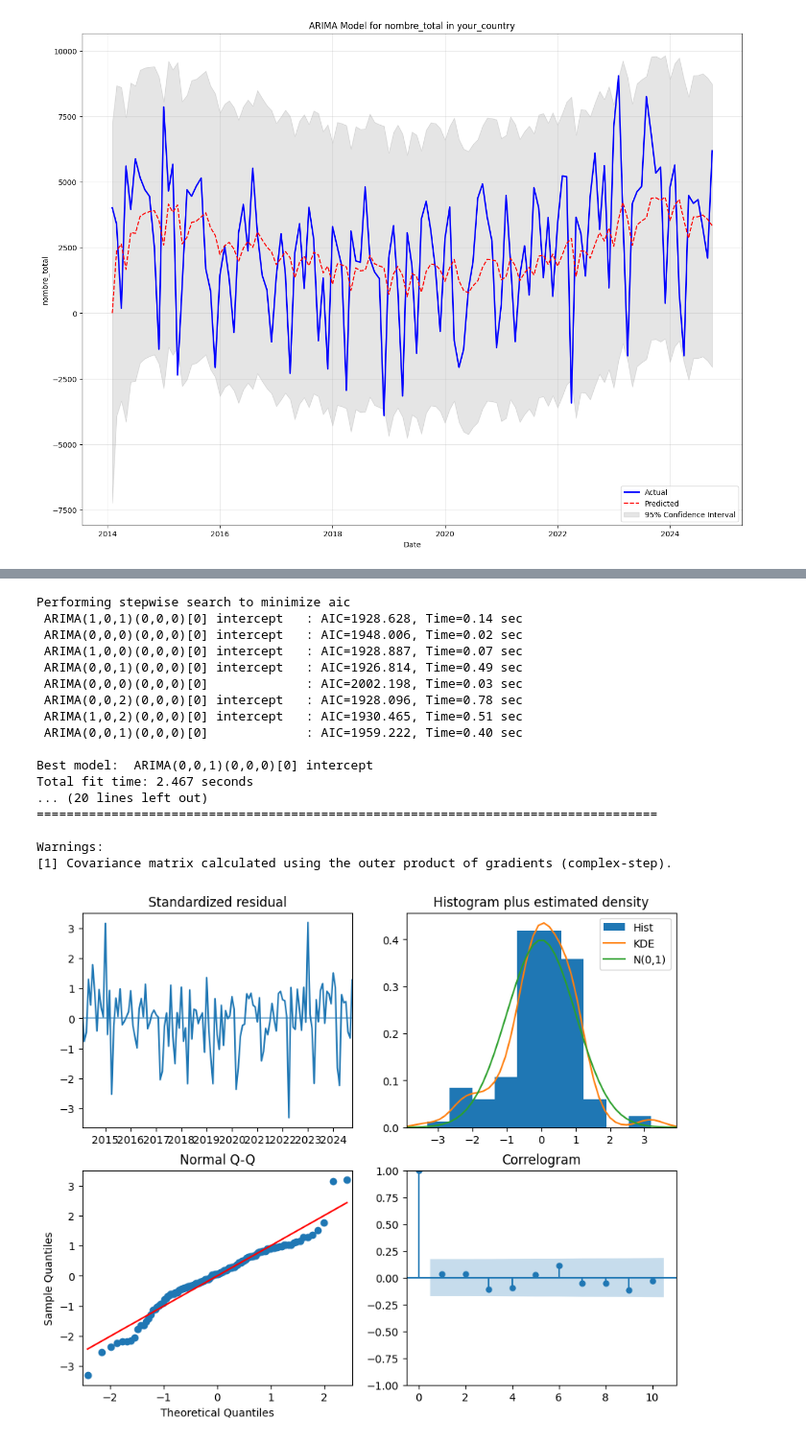
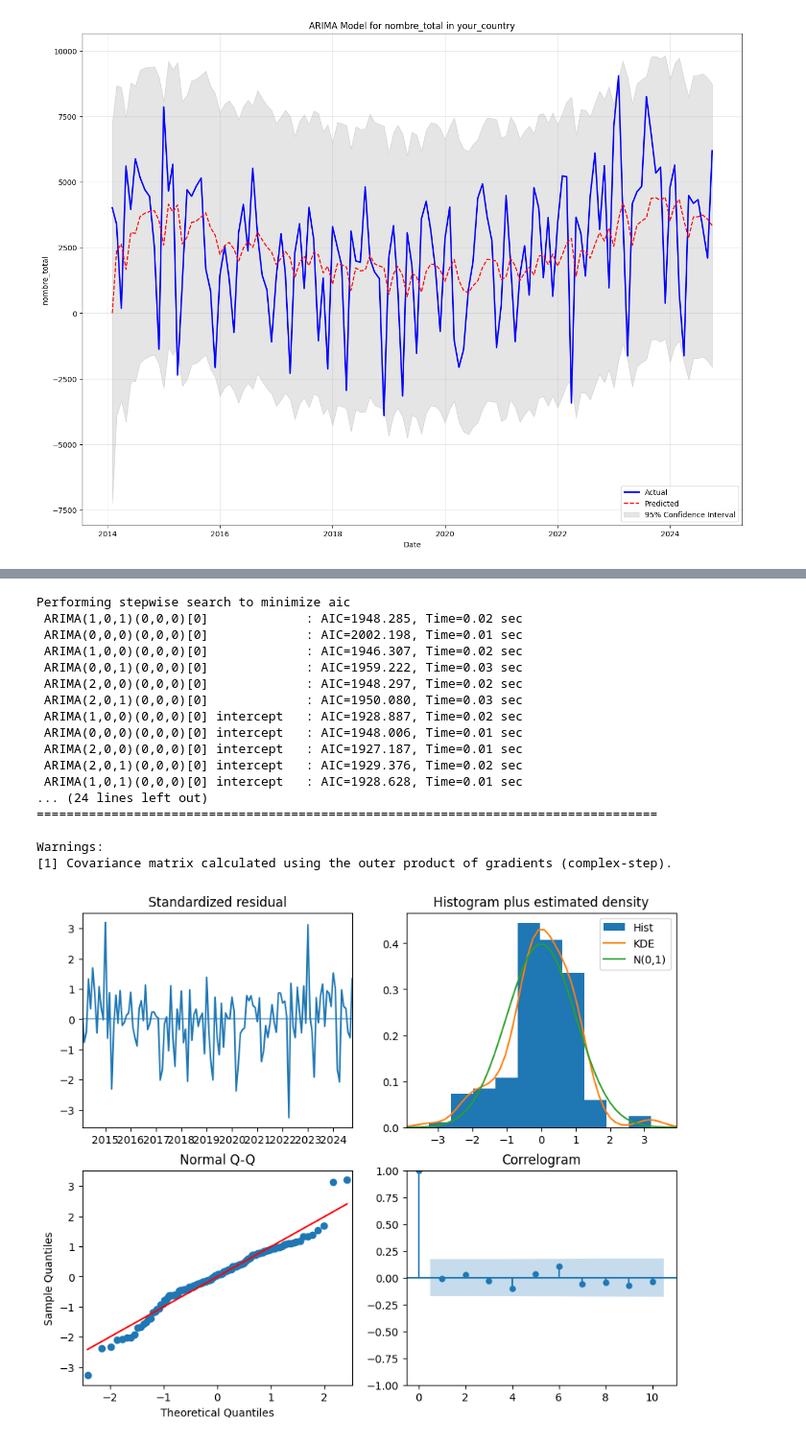
Before and after one commit to SuperMegaFort/TSM-AnSeqDa, a Jupyter notebook: ARIMA.ipynb, the cells around one changed output, grey strips where cells are left out. Shown at 96% size. Drawn from its saved outputs; the diff is of its cells as text; code cells hidden in the pictures.

Commit message:
modif dataset final

```diff
--- a/ARIMA.ipynb
+++ b/ARIMA.ipynb
@@ -5,7 +5,7 @@ from statsmodels.tsa.arima.model import ARIMA
 import matplotlib.pyplot as plt
 
 # Load your dataset
-df = pd.read_csv("dataset_reformate.csv")
+df = pd.read_csv("dataset_reformate2.csv")
 # Convert 'date' to datetime
 df['date'] = pd.to_datetime(df['date'])
 df_country = df[df['pays'] == 'Total Europe']
@@ -110,11 +110,11 @@ model = pm.auto_arima(data,
                       start_p=1,
                       start_q=1,
                       test='adf',
-                      max_p=20,
-                      max_q=20,
+                      max_p=2,
+                      max_q=3,
                       m=1,
                       d=None,
-                      seasonal=True,
+                      seasonal=False,
                       start_P=0,
                       D=0,
                       trace=True,
@@ -133,43 +133,43 @@ n_periods = 12
 fc, confint = model.predict(n_periods=n_periods, return_conf_int=True)
 
 # Generate correct forecast dates
 forecast_dates = pd.date_range(start=data.index[-1], periods=n_periods+1, freq='MS')[1:]
 
 fc_series = pd.Series(fc, index=forecast_dates)
 lower_series = pd.Series(confint[:, 0], index=forecast_dates)
 upper_series = pd.Series(confint[:, 1], index=forecast_dates)
 
 # Adjust predictions for differencing (cumulative sum)
 fc_series_adjusted = fc_series.cumsum() + data.iloc[-1]  # Use .iloc[-1] for consistency
 lower_series_adjusted = lower_series.cumsum() + data.iloc[-1]
 upper_series_adjusted = upper_series.cumsum() + data.iloc[-1]
 
 plt.plot(data)
 plt.plot(fc_series_adjusted, color='violet')
 plt.fill_between(lower_series_adjusted.index,
                  lower_series_adjusted,
                  upper_series_adjusted,
                  color='k',
                  alpha=.05)
 plt.title("Final Forecast of nombre_total")
 plt.show()
 # %% [output]
 [figure]
 Performing stepwise search to minimize aic
- ARIMA(1,0,1)(0,0,0)[0] intercept   : AIC=1928.628, Time=0.14 sec
- ARIMA(0,0,0)(0,0,0)[0] intercept   : AIC=1948.006, Time=0.02 sec
- ARIMA(1,0,0)(0,0,0)[0] intercept   : AIC=1928.887, Time=0.07 sec
- ARIMA(0,0,1)(0,0,0)[0] intercept   : AIC=1926.814, Time=0.49 sec
- ARIMA(0,0,0)(0,0,0)[0]             : AIC=2002.198, Time=0.03 sec
- ARIMA(0,0,2)(0,0,0)[0] intercept   : AIC=1928.096, Time=0.78 sec
- ARIMA(1,0,2)(0,0,0)[0] intercept   : AIC=1930.465, Time=0.51 sec
- ARIMA(0,0,1)(0,0,0)[0]             : AIC=1959.222, Time=0.40 sec
-
-Best model:  ARIMA(0,0,1)(0,0,0)[0] intercept
-Total fit time: 2.467 seconds
-... (20 lines left out)
+ ARIMA(1,0,1)(0,0,0)[0]             : AIC=1948.285, Time=0.02 sec
+ ARIMA(0,0,0)(0,0,0)[0]             : AIC=2002.198, Time=0.01 sec
+ ARIMA(1,0,0)(0,0,0)[0]             : AIC=1946.307, Time=0.02 sec
+ ARIMA(0,0,1)(0,0,0)[0]             : AIC=1959.222, Time=0.03 sec
+ ARIMA(2,0,0)(0,0,0)[0]             : AIC=1948.297, Time=0.02 sec
+ ARIMA(2,0,1)(0,0,0)[0]             : AIC=1950.080, Time=0.03 sec
+ ARIMA(1,0,0)(0,0,0)[0] intercept   : AIC=1928.887, Time=0.02 sec
+ ARIMA(0,0,0)(0,0,0)[0] intercept   : AIC=1948.006, Time=0.01 sec
+ ARIMA(2,0,0)(0,0,0)[0] intercept   : AIC=1927.187, Time=0.01 sec
+ ARIMA(2,0,1)(0,0,0)[0] intercept   : AIC=1929.376, Time=0.02 sec
+ ARIMA(1,0,1)(0,0,0)[0] intercept   : AIC=1928.628, Time=0.01 sec
+... (24 lines left out)
 ===================================================================================
 
 Warnings:
 [1] Covariance matrix calculated using the outer product of gradients (complex-step).
-[figure, old version]
+[figure, new version]
```
Also changed, not shown: parts of 1 cell of this notebook, 9 other files.
